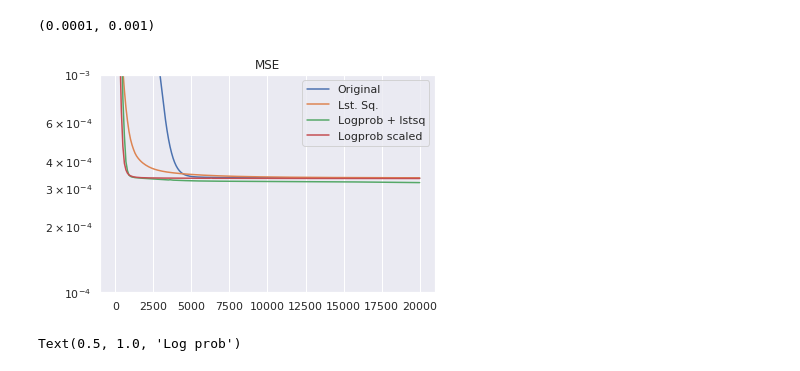
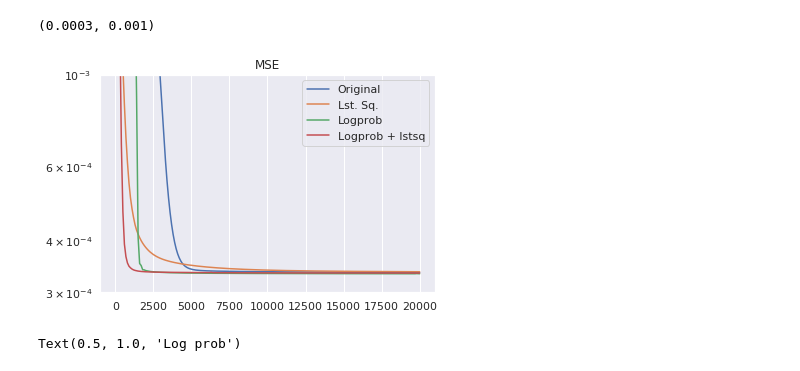
Before and after one commit to GJBoth/DeePyMoD_SBL, a Jupyter notebook: experiments/old_vs_new/analysis.ipynb, the cells around one changed output. Drawn from its saved outputs; the diff is of its cells as text; code cells hidden in the pictures.

```diff
--- a/experiments/old_vs_new/analysis.ipynb
+++ b/experiments/old_vs_new/analysis.ipynb
@@ -9,8 +9,9 @@ sns.set()
 # %%
 df_deepmod = load_tensorboard('runs/deepmod/')
 df_lstsq = load_tensorboard('runs/deepmod_lstsq/')
-df_logprob = load_tensorboard('runs/deepmod_logprob/')
-df_logprob_lstsq = load_tensorboard('runs/deepmod_logprob_lstsq/')
+#df_logprob = load_tensorboard('runs/deepmod_logprob/')
+#df_logprob_lstsq = load_tensorboard('runs/deepmod_logprob_lstsq/')
 df_logprob_scaled = load_tensorboard('runs/deepmod_logprob_scaled/')
+df_lstsq_logprob_scaled = load_tensorboard('runs/deepmod_lstsq_logprob_scaled/')
 # %%
 df_deepmod.keys()
@@ -25,16 +27,16 @@ Index(['Total_loss', 'MSE_0', 'Regression_0', 'L1_0', 'coeff_0_0', 'coeff_0_1',
 # %%
 plt.semilogy(df_deepmod.index, df_deepmod['MSE_0'], label='Original')
 plt.semilogy(df_lstsq.index, df_lstsq['MSE_0'], label='Lst. Sq.')
 #plt.semilogy(df_logprob.index, df_logprob['MSE_0'], label='Logprob')
-plt.semilogy(df_logprob_lstsq.index, df_logprob_lstsq['MSE_0'], label='Logprob + lstsq')
-plt.semilogy(df_logprob_scaled.index, df_logprob_scaled['MSE_0'], label='Logprob scaled')
+plt.semilogy(df_logprob_scaled.index, df_logprob_scaled['MSE_0'], label='Logprob')
+plt.semilogy(df_lstsq_logprob_scaled.index, df_lstsq_logprob_scaled['MSE_0'], label='Logprob + lstsq')
 
 plt.legend()
 plt.title('MSE')
-plt.ylim([1e-4, 1e-3])
+plt.ylim([3e-4, 1e-3])
 # %% [output]
-(0.0001, 0.001)
+(0.0003, 0.001)
-[figure, old version]
+[figure, new version]
 # %%
 plt.plot(df_logprob.index, df_logprob['L1_0'], label='Logprob')
 plt.plot(df_logprob_lstsq.index, df_logprob_lstsq['L1_0'], label='Logprob + lstsq')
```
Also changed, not shown: parts of 35 cells of this notebook, 34 other files.
